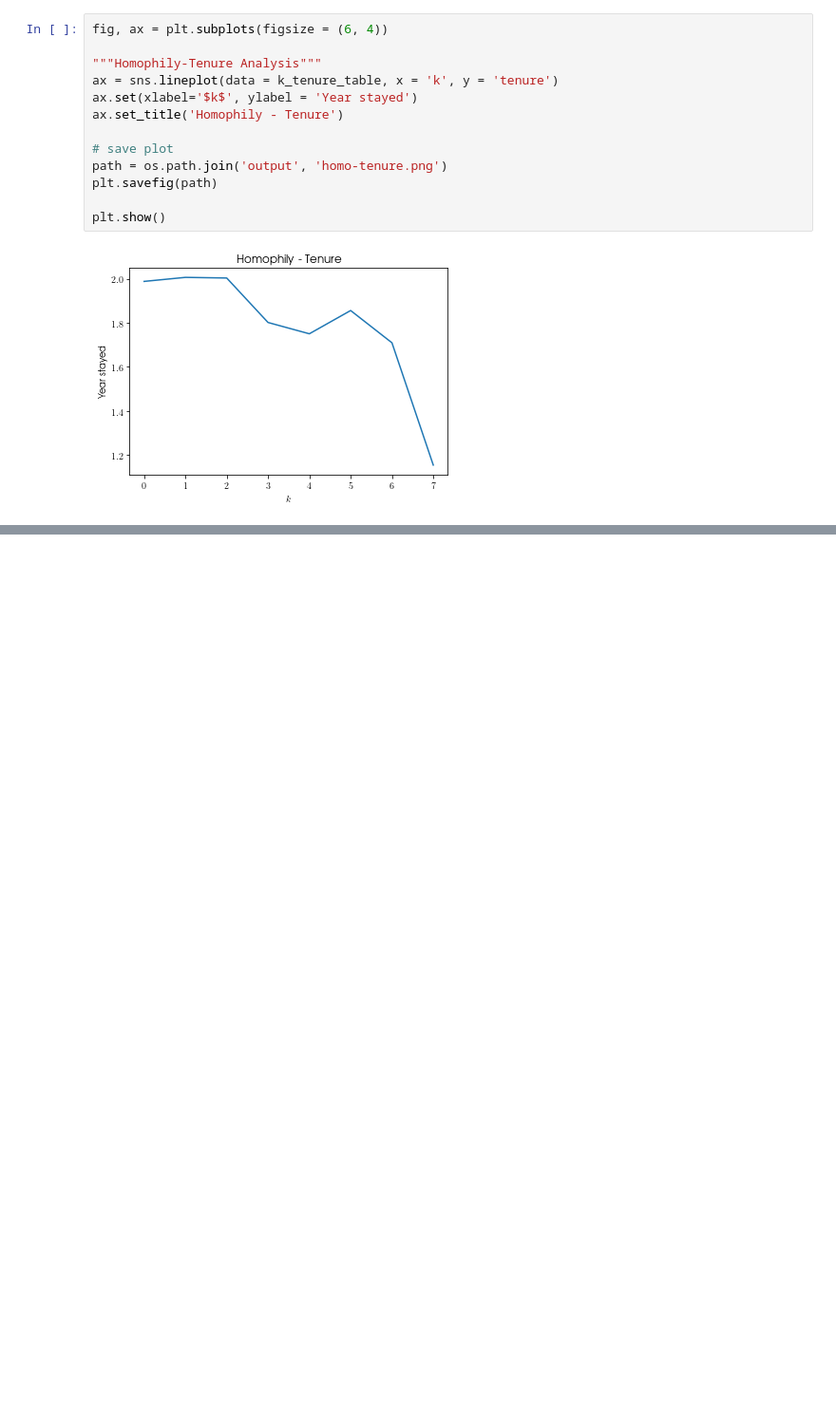
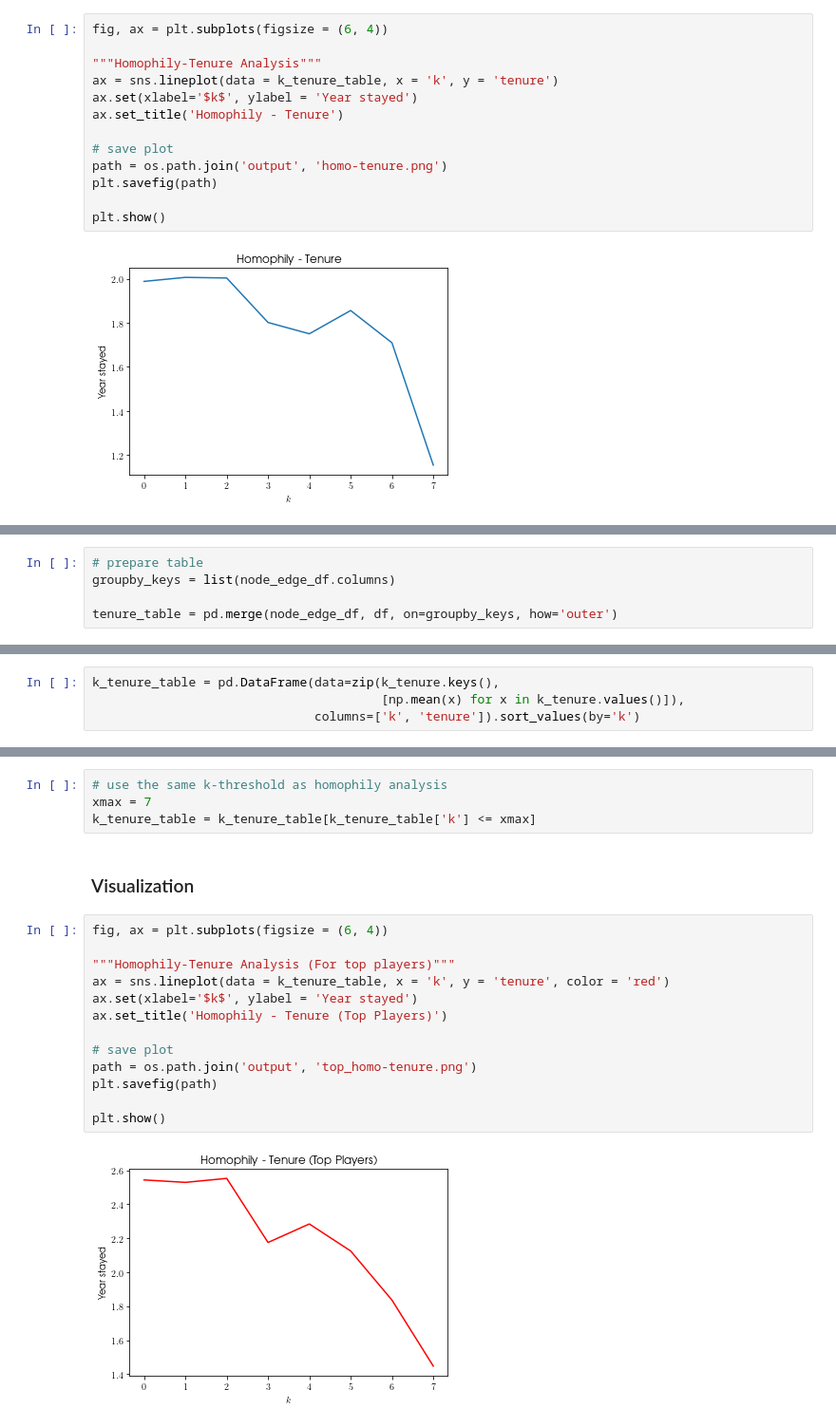
Before and after one commit to willit031794/net-analytics-ftp, a Jupyter notebook: scripts/analysis.ipynb, the cells around one changed output, grey strips where cells are left out. Shown at 95% size. Saved outputs shown, nothing was run; the diff lists cells and outputs as text; blank space fills up the shorter version.

```diff
--- a/scripts/analysis.ipynb
+++ b/scripts/analysis.ipynb
@@ -1695,0 +1721,5 @@ top_eval[top_eval['player_name'].isin(player_in_barcelona)]
+# %%
+# prepare table
+groupby_keys = list(node_edge_df.columns)
+
+tenure_table = pd.merge(node_edge_df, df, on=groupby_keys, how='outer')
@@ -1695,0 +1799,4 @@ top_eval[top_eval['player_name'].isin(player_in_barcelona)]
+# %%
+k_tenure_table = pd.DataFrame(data=zip(k_tenure.keys(),
+                                       [np.mean(x) for x in k_tenure.values()]),
+                              columns=['k', 'tenure']).sort_values(by='k')
@@ -1695,0 +1819,21 @@ top_eval[top_eval['player_name'].isin(player_in_barcelona)]
+# %%
+# use the same k-threshold as homophily analysis
+xmax = 7
+k_tenure_table = k_tenure_table[k_tenure_table['k'] <= xmax]
+# %% [markdown]
+### Visualization
+# %%
+fig, ax = plt.subplots(figsize = (6, 4))
+
+"""Homophily-Tenure Analysis (For top players)"""
+ax = sns.lineplot(data = k_tenure_table, x = 'k', y = 'tenure', color = 'red')
+ax.set(xlabel='$k$', ylabel = 'Year stayed')
+ax.set_title('Homophily - Tenure (Top Players)')
+
+# save plot
+path = os.path.join('output', 'top_homo-tenure.png')
+plt.savefig(path)
+
+plt.show()
+# %% [output]
+[figure, added]
```
Also changed, not shown: parts of 57 cells of this notebook, 7 other files.
